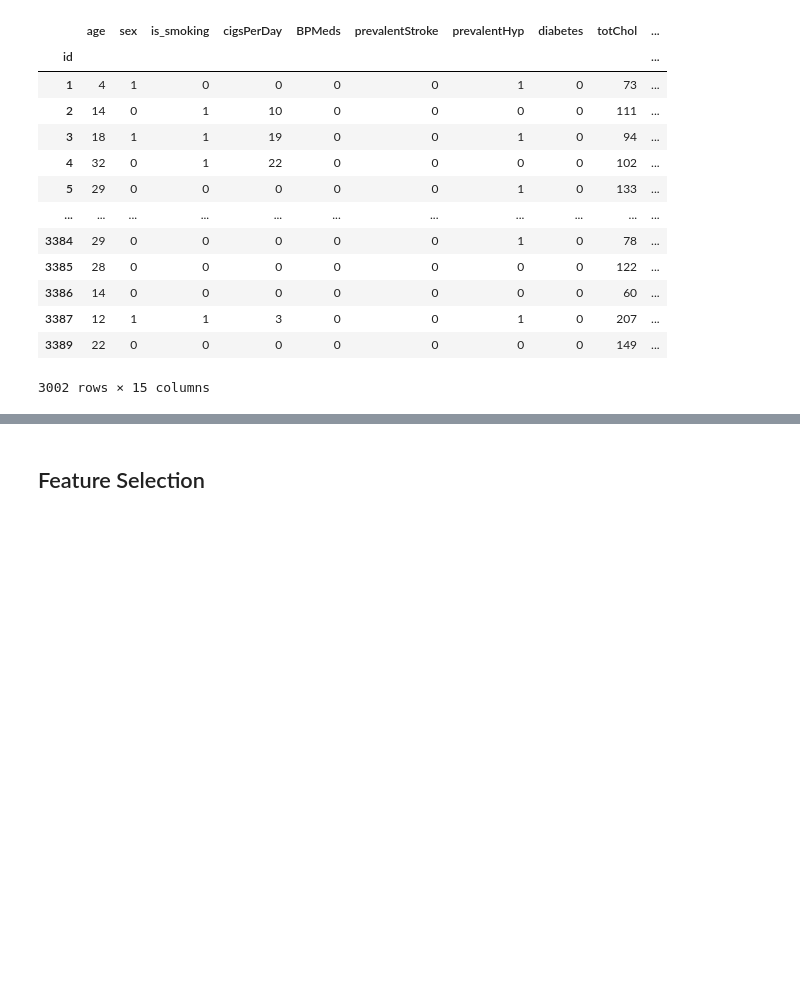
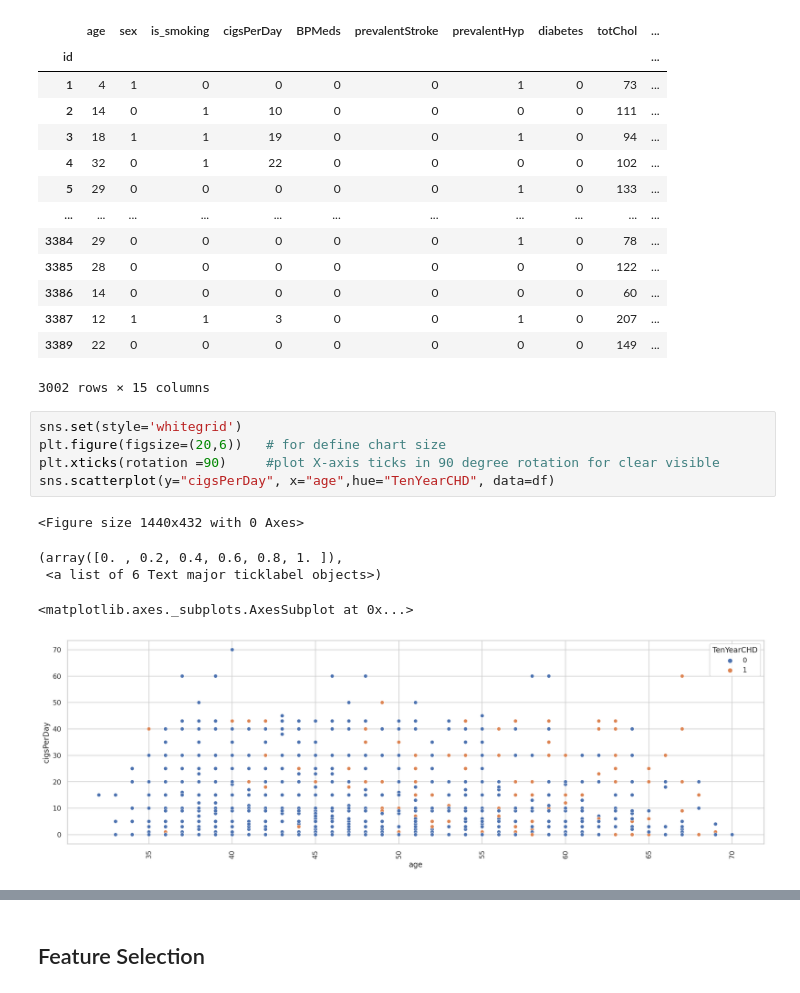
Before and after one commit to jayu071/Cardiovascular_Risk_Prediction_JN, a Jupyter notebook: JN_Cardiovascular_Risk_Prediction.ipynb, the cells around one changed output, grey strips where cells are left out. Drawn from its saved outputs; the diff is of its cells as text; blank space fills up the shorter version.

```diff
--- a/JN_Cardiovascular_Risk_Prediction.ipynb
+++ b/JN_Cardiovascular_Risk_Prediction.ipynb
@@ -341,3 +341,14 @@ le_df
 | 3387 | 12 | 1 | 1 | 3 | 0 | 0 | 1 | 0 | 207 | ... |
 | 3389 | 22 | 0 | 0 | 0 | 0 | 0 | 0 | 0 | 149 | ... |
 3002 rows × 15 columns
+# %%
+sns.set(style='whitegrid')
+plt.figure(figsize=(20,6))   # for define chart size
+plt.xticks(rotation =90)     #plot X-axis ticks in 90 degree rotation for clear visible
+sns.scatterplot(y="cigsPerDay", x="age",hue="TenYearCHD", data=df)
+# %% [output]
+<Figure size 1440x432 with 0 Axes>
+(array([0. , 0.2, 0.4, 0.6, 0.8, 1. ]),
+ <a list of 6 Text major ticklabel objects>)
+<matplotlib.axes._subplots.AxesSubplot at 0x...>
+[figure, added]
```
Also changed, not shown: parts of 17 cells of this notebook.
